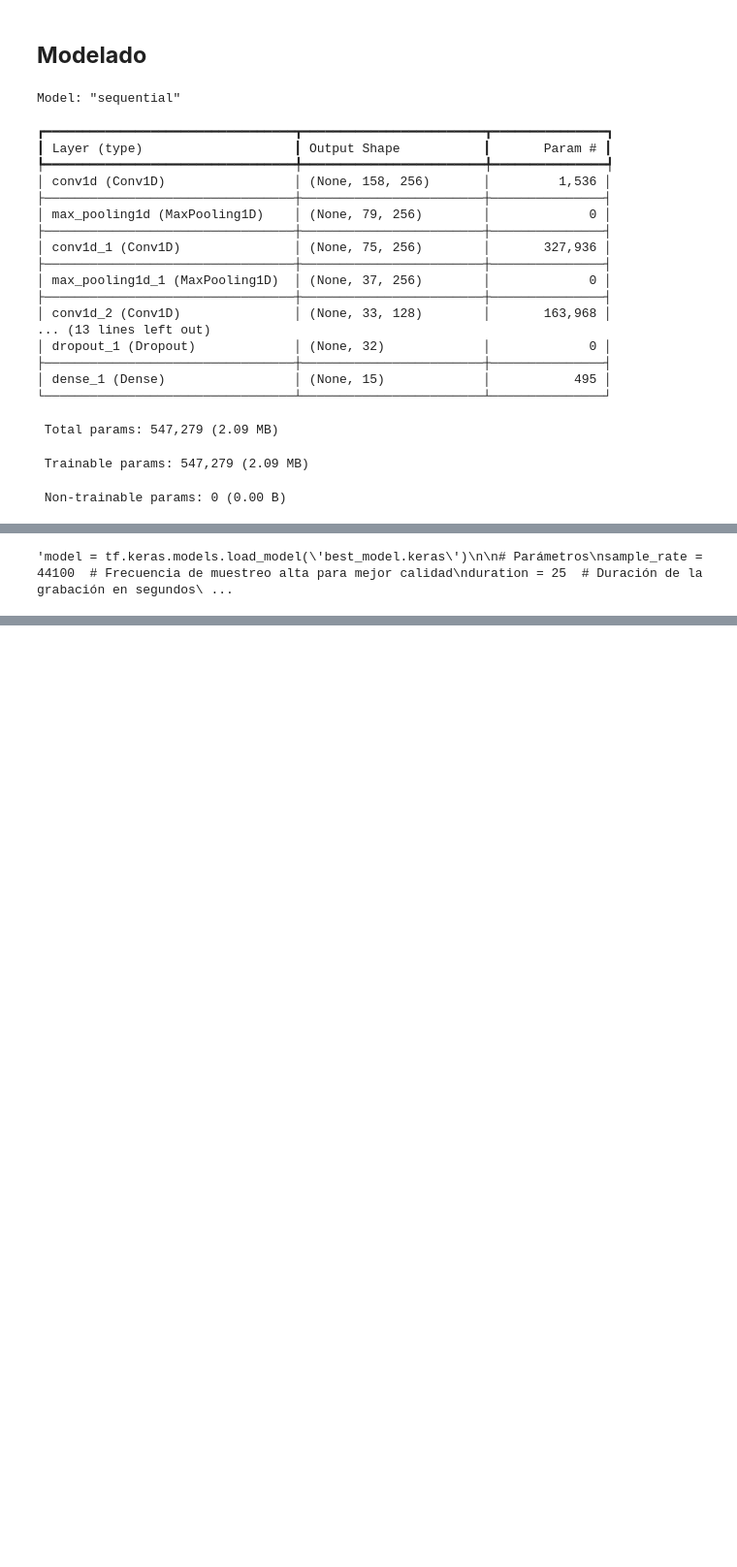
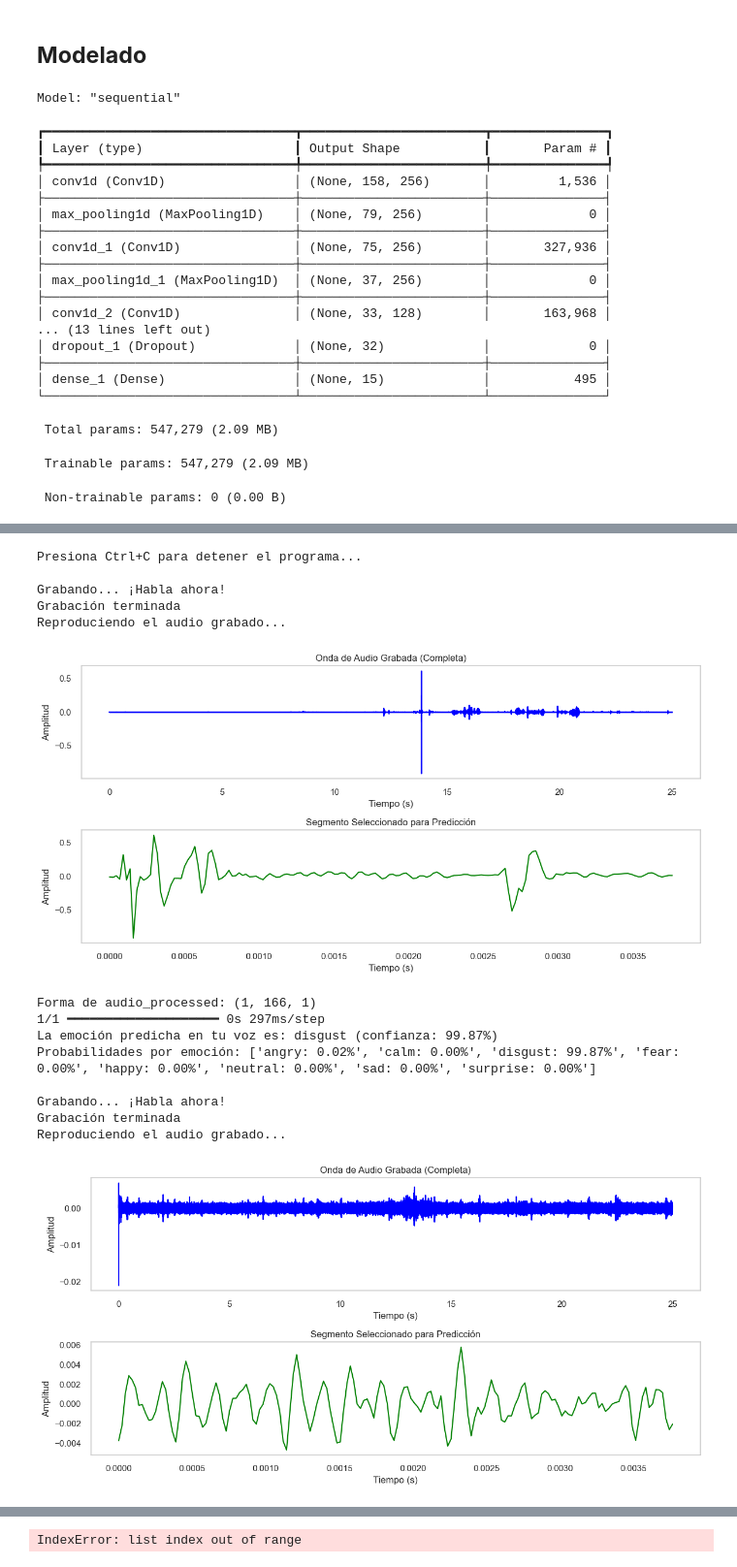
Before and after one commit to javierf89/proyecto_ia, a Jupyter notebook: ProyectoReconocimientoVoz (1).ipynb, the cells around one changed output, grey strips where cells are left out. Shown at 97% size. Drawn from its saved outputs; the diff is of its cells as text; code cells hidden in the pictures; blank space fills up the shorter version.

```diff
--- a/ProyectoReconocimientoVoz (1).ipynb
+++ b/ProyectoReconocimientoVoz (1).ipynb
@@ -839,6 +839,7 @@ plt.show()
 # %%
 # Cargar el modelo
-'''model = tf.keras.models.load_model('best_model.keras')
+
+model = tf.keras.models.load_model('best_model.keras')
 
 # Parámetros
 sample_rate = 44100  # Frecuencia de muestreo alta para mejor calidad
@@ -899,32 +900,45 @@ try:
         time_processed = np.linspace(0, len(audio_processed) / sample_rate, num=len(audio_processed))
         plt.subplot(2, 1, 2)
         plt.plot(time_processed, audio_processed, color='green')
         plt.title("Segmento Seleccionado para Predicción")
         plt.xlabel("Tiempo (s)")
         plt.ylabel("Amplitud")
         plt.grid()
         plt.tight_layout()
         plt.show()
 
         # Asegurar la forma correcta: (1, 166, 1)
         audio_processed = np.expand_dims(audio_processed, axis=0)  # (1, 166)
         audio_processed = np.expand_dims(audio_processed, axis=-1)  # (1, 166, 1)
 
         # Normalización robusta
         audio_processed = audio_processed / (np.max(np.abs(audio_processed)) + 1e-6)
 
         # Hacer la predicción
         print("Forma de audio_processed:", audio_processed.shape)
         predictions = model.predict(audio_processed)
         predicted_emotion = emotions[np.argmax(predictions)]
         confidence = np.max(predictions) * 100
 
         # Mostrar el resultado
         print(f"La emoción predicha en tu voz es: {predicted_emotion} (confianza: {confidence:.2f}%)")
         print("Probabilidades por emoción:", [f"{emo}: {prob*100:.2f}%" for emo, prob in zip(emotions, predictions[0])])
 
 except KeyboardInterrupt:
     print("\nPrograma detenido.")
-'''
 # %% [output]
-'model = tf.keras.models.load_model(\'best_model.keras\')\n\n# Parámetros\nsample_rate = 44100  # Frecuencia de muestreo alta para mejor calidad\nduration = 25  # Duración de la grabación en segundos\ ...
+Presiona Ctrl+C para detener el programa...
+
+Grabando... ¡Habla ahora!
+Grabación terminada
+Reproduciendo el audio grabado...
+[figure, added]
+Forma de audio_processed: (1, 166, 1)
+1/1 ━━━━━━━━━━━━━━━━━━━━ 0s 297ms/step
+La emoción predicha en tu voz es: disgust (confianza: 99.87%)
+Probabilidades por emoción: ['angry: 0.02%', 'calm: 0.00%', 'disgust: 99.87%', 'fear: 0.00%', 'happy: 0.00%', 'neutral: 0.00%', 'sad: 0.00%', 'surprise: 0.00%']
+
+Grabando... ¡Habla ahora!
+Grabación terminada
+Reproduciendo el audio grabado...
+[figure, added]
@@ -931 +983,2 @@ except KeyboardInterrupt:
+IndexError: list index out of range
 # %%
```
Also changed, not shown: parts of 10 cells of this notebook, 2 other files.
